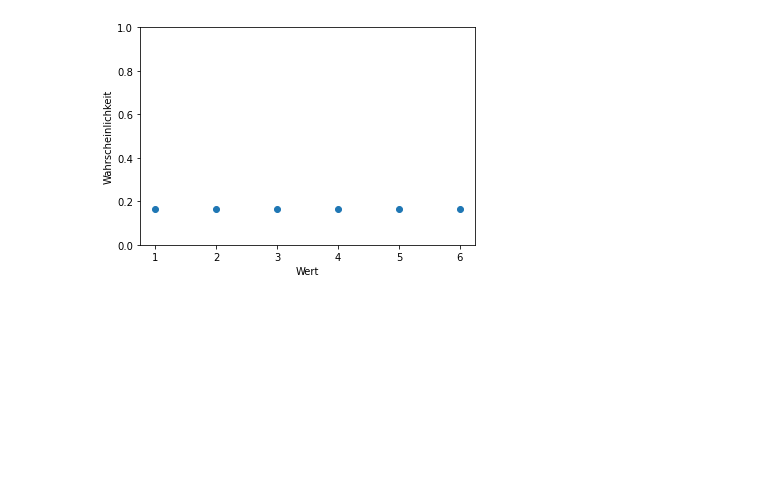
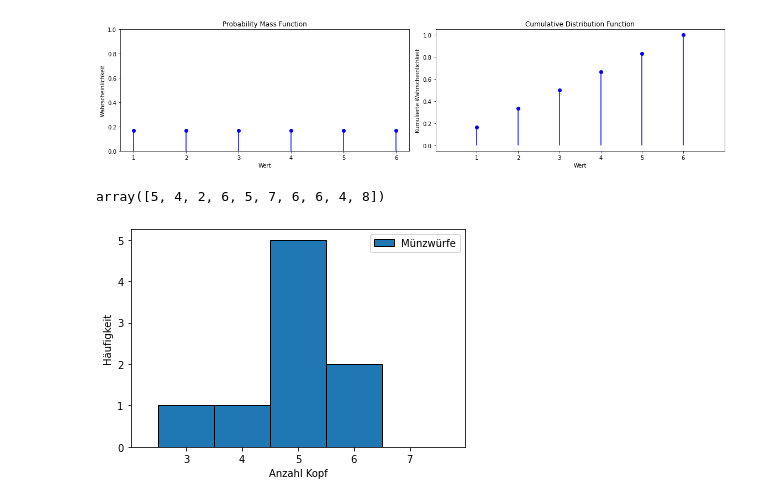
Before and after one commit to MarcelDeSutter/udemy_data_science, a Jupyter notebook: notebooks/08_Grundlagen_Statistik/08-03_Diskrete_Zufallsvariablen.ipynb, the cells around one changed output. Saved outputs shown, nothing was run; the diff lists cells and outputs as text; code cells hidden in the pictures; blank space fills up the shorter version.

```diff
--- a/notebooks/08_Grundlagen_Statistik/08-03_Diskrete_Zufallsvariablen.ipynb
+++ b/notebooks/08_Grundlagen_Statistik/08-03_Diskrete_Zufallsvariablen.ipynb
@@ -32,15 +32,35 @@ plt.legend(["Würfelwürfe"]);
+# %%
+def plot_pmf_and_cdf(RV, values, probs, cumul_probs):
+    plt.figure(figsize = (16, 4))
+
+    plt.subplot(1, 2, 1)
+    plt.plot(values, probs, "bo")
+    plt.vlines(values, 0, probs, "b")
+    plt.ylim(0, 1)
+    plt.ylabel("Wahrscheinlichkeit")
+    plt.xlabel("Wert")
+    plt.title("Probability Mass Function")
+    plt.xticks(values, values);
+
+    plt.subplot(1, 2, 2)
+    plt.plot(values, cumul_probs, "bo")
+    plt.vlines(values, 0, cumul_probs, "b")
+    plt.xlim(min(values) - 1, max(values) + 1)
+    plt.ylabel("Kumulierte Wahrscheinlichkeit")
+    plt.xlabel("Wert")
+    plt.title("Cumulative Distribution Function")
+    plt.xticks(values, values);
+
+    plt.tight_layout();
 # %%
 a = 1
 b = 6
 
 DiscUnif = DiscreteUniformRV(a, b)
-values = [i for i in range(DiscUnif.low, DiscUnif.high + 1)]
-probs = [1/len(values) for value in values]
+values_disc_unif = [i for i in range(DiscUnif.low, DiscUnif.high + 1)]
+probs_disc_unif = [1/len(values_disc_unif) for value in values_disc_unif]
+cumul_probs_disc_unif = [sum(probs_disc_unif[:i]) for i in range(1, len(probs_disc_unif) + 1)]
 
-plt.scatter(values, probs)
-plt.ylim(0, 1)
-plt.ylabel("Wahrscheinlichkeit")
-plt.xlabel("Wert")
-plt.xticks(values, values);
+plot_pmf_and_cdf(DiscUnif, values_disc_unif, probs_disc_unif, cumul_probs_disc_unif)
 # %% [output]
-[figure, old version]
+[figure, new version]
@@ -46,0 +76,17 @@ plt.xticks(values, values);
+# %%
+AnzahlKopf = BinomialRV(10, 0.5)
+AnzahlKopf.draw(10)
+# %% [output]
+array([5, 4, 2, 6, 5, 7, 6, 6, 4, 8])
+# %%
+sample = AnzahlKopf.draw(10)
+
+sample_range = [i for i in range(min(sample), max(sample))]
+plt.hist(sample, bins = sample_range, edgecolor = "black", align = "left")
+plt.xlabel("Anzahl Kopf")
+plt.ylabel("Häufigkeit")
+plt.xticks(sample_range)
+plt.xlim(min(sample_range) - 1, max(sample_range) + 1)
+plt.legend(["Münzwürfe"]);
+# %% [output]
+[figure, added]
```
Also changed, not shown: parts of 7 cells of this notebook.
